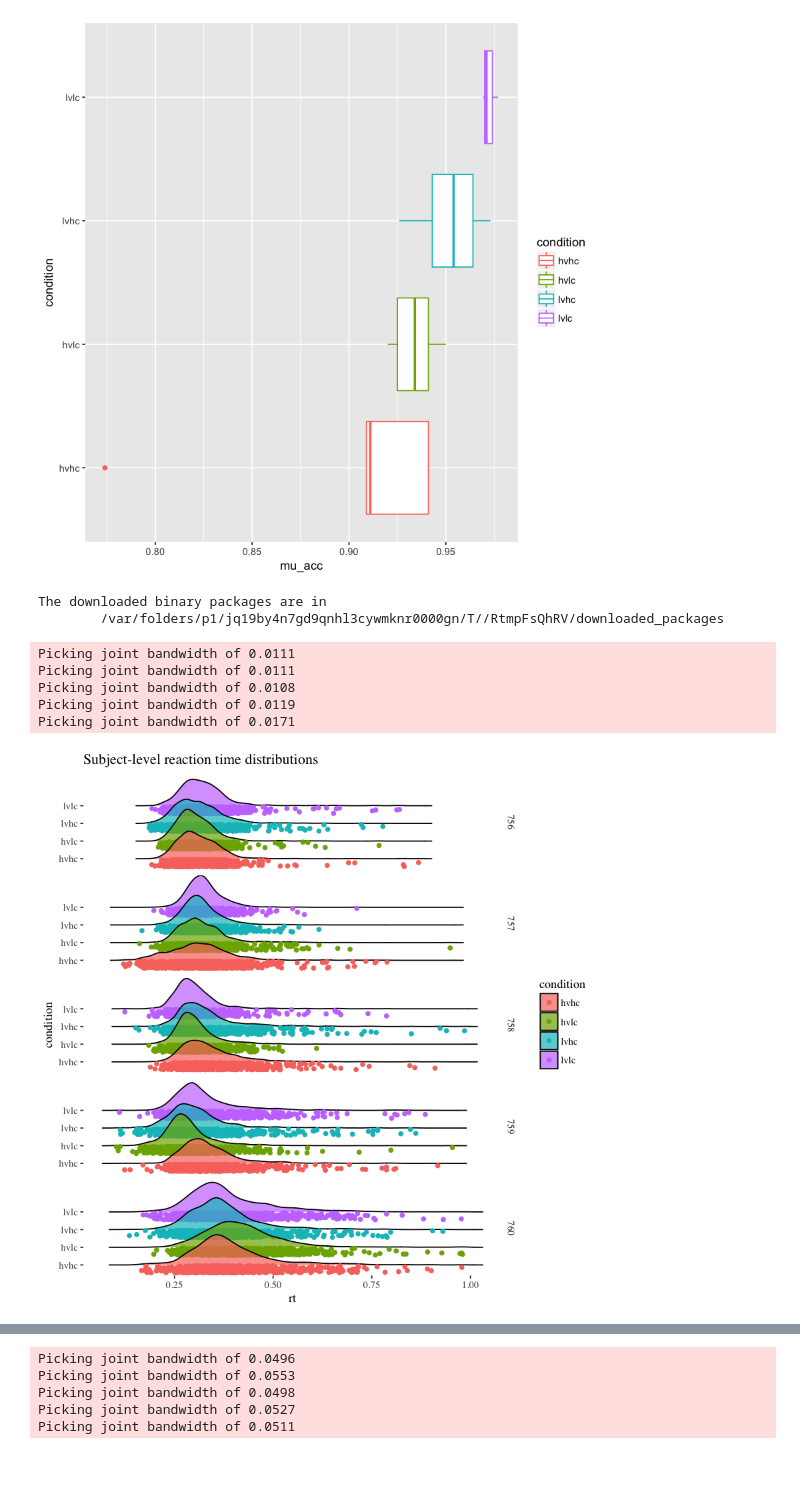
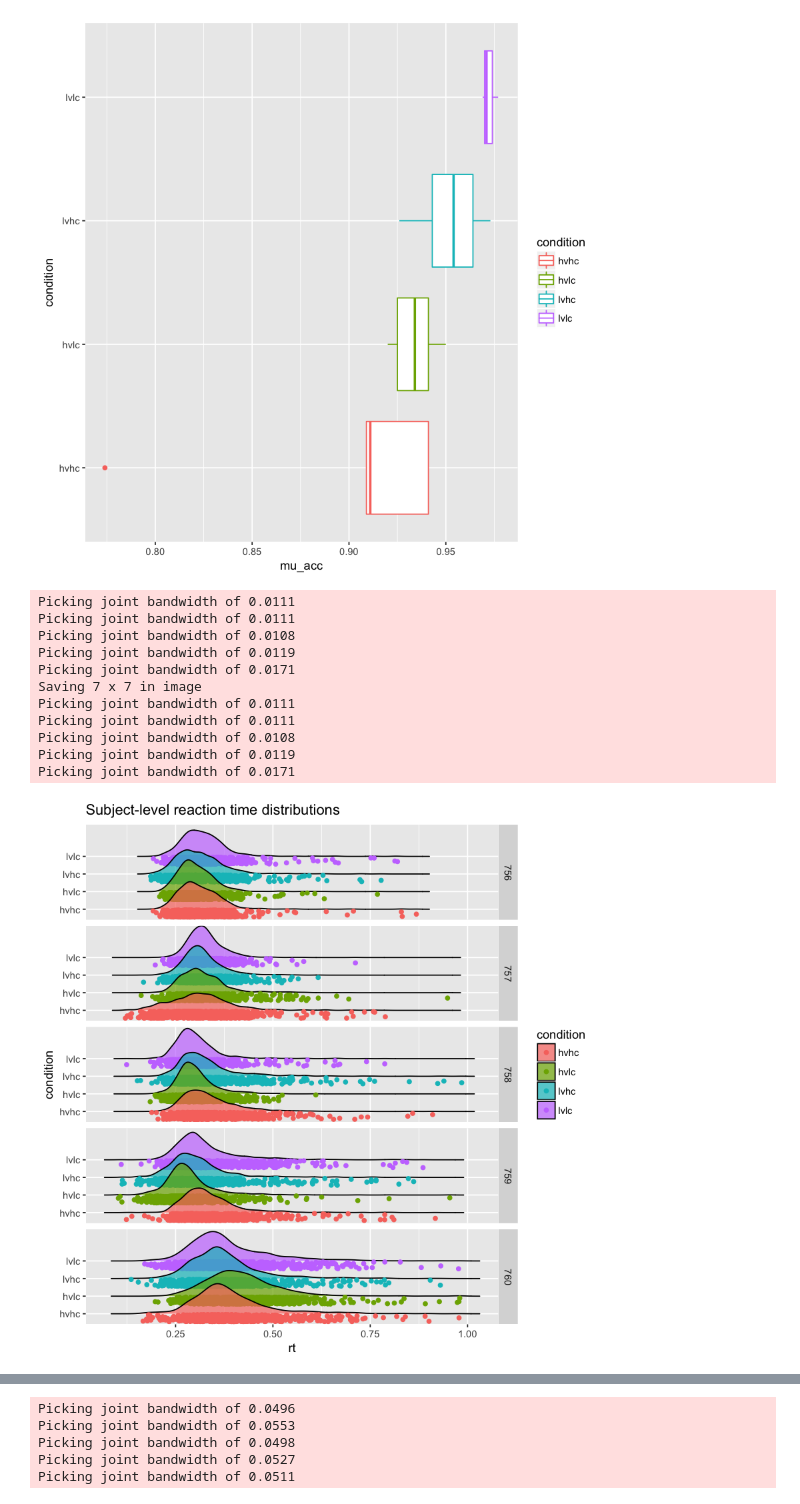
Before and after one commit to kalexandriabond/bond_DSPN_S18, a Jupyter notebook: BOND_DSPN_S18_FinalProject.ipynb, the cells around one changed output, grey strips where cells are left out. Drawn from its saved outputs; the diff is of its cells as text; code cells hidden in the pictures; blank space fills up the shorter version.

```diff
--- a/BOND_DSPN_S18_FinalProject.ipynb
+++ b/BOND_DSPN_S18_FinalProject.ipynb
@@ -353,25 +345,28 @@ ggplot(acc_stats, aes(x=condition, y=mu_acc)) +
 # %% [output]
 [figure]
 [figure]
-# %%
-install.packages('ggthemes')
-# %% [output]
-The downloaded binary packages are in
-        /var/folders/p1/jq19by4n7gd9qnhl3cywmknr0000gn/T//RtmpFsQhRV/downloaded_packages
 # %%
 library(ggridges)
 library(ggthemes)
 
 ggplot(sparse_df, aes(rt,condition, fill=condition)) +
   geom_density_ridges(jittered_points = TRUE, position = "raincloud",
-                      alpha = 0.7, aes(point_color = condition, point_fill = condition)) + facet_grid(ID ~.) + ggtitle('Subject-level reaction time distributions ') +   theme_tufte()
+                      alpha = 0.7, aes(point_color = condition, point_fill = condition)) + facet_grid(ID ~.) + ggtitle('Subject-level reaction time distributions ')
+# + theme_tufte()
+ggsave('s_rt_dist.pdf')
 # %% [output]
 Picking joint bandwidth of 0.0111
 Picking joint bandwidth of 0.0111
 Picking joint bandwidth of 0.0108
 Picking joint bandwidth of 0.0119
 Picking joint bandwidth of 0.0171
+Saving 7 x 7 in image
+Picking joint bandwidth of 0.0111
+Picking joint bandwidth of 0.0111
+Picking joint bandwidth of 0.0108
+Picking joint bandwidth of 0.0119
+Picking joint bandwidth of 0.0171
-[figure, old version]
+[figure, new version]
 # %%
 ggplot(sparse_df, aes(rt,condition, fill=condition)) +
   geom_density_ridges(jittered_points = TRUE, position = "raincloud",
```
Also changed, not shown: parts of 15 cells of this notebook.
